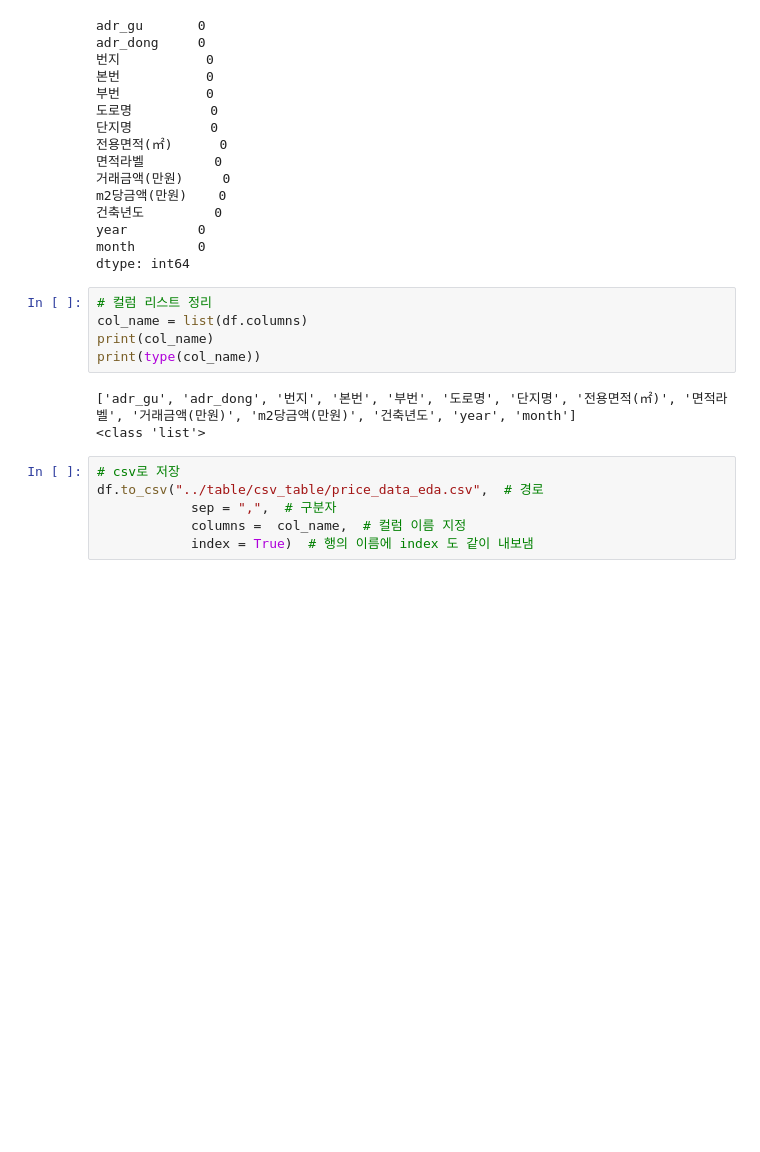
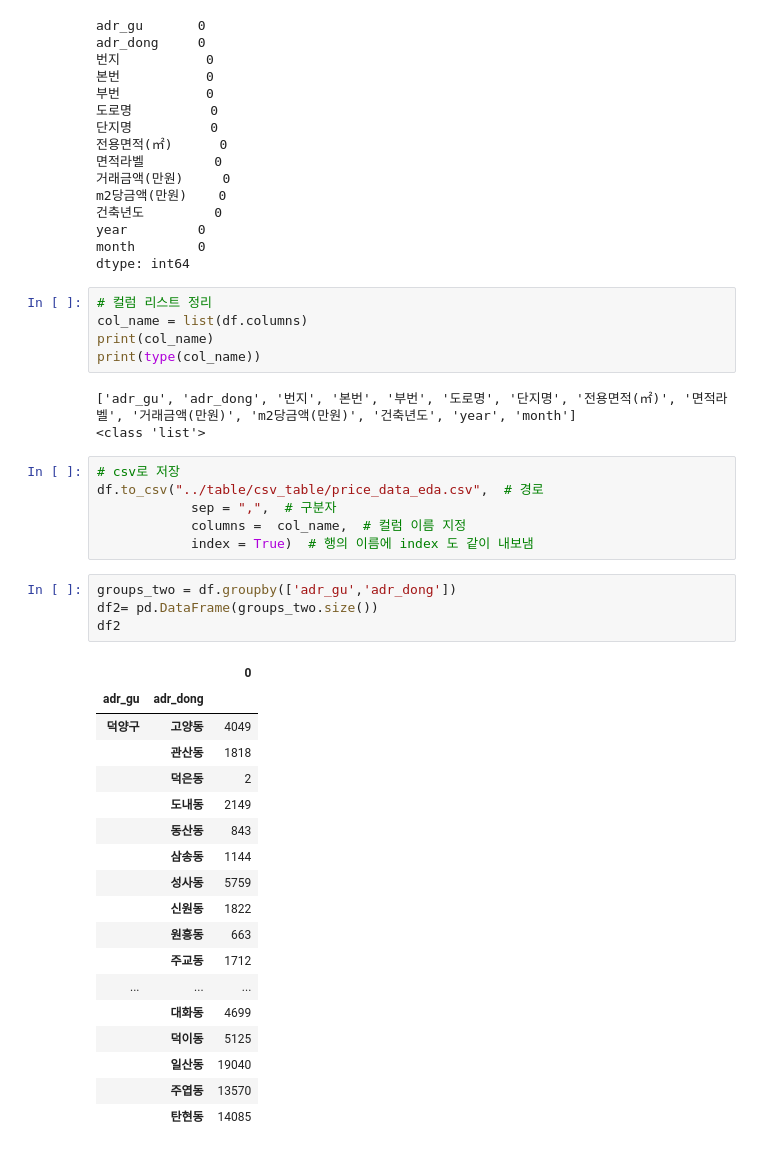
Before and after one commit to ZDRSJ/DA, a Jupyter notebook: EDA_code_file/price_data.ipynb, the cells around one changed output. Cells and saved outputs as stored; diff of their text form; blank space fills up the shorter version.

```diff
--- a/EDA_code_file/price_data.ipynb
+++ b/EDA_code_file/price_data.ipynb
@@ -205,3 +205,26 @@ df.to_csv("../table/csv_table/price_data_eda.csv",  # 경로
             sep = ",",  # 구분자
             columns =  col_name,  # 컬럼 이름 지정
             index = True)  # 행의 이름에 index 도 같이 내보냄
+# %%
+groups_two = df.groupby(['adr_gu','adr_dong'])
+df2= pd.DataFrame(groups_two.size())
+df2
+# %% [output]
+|  |  | 0 |
+| adr_gu | adr_dong |  |
+| 덕양구 | 고양동 | 4049 |
+|  | 관산동 | 1818 |
+|  | 덕은동 | 2 |
+|  | 도내동 | 2149 |
+|  | 동산동 | 843 |
+|  | 삼송동 | 1144 |
+|  | 성사동 | 5759 |
+|  | 신원동 | 1822 |
+|  | 원흥동 | 663 |
+|  | 주교동 | 1712 |
+| ... | ... | ... |
+|  | 대화동 | 4699 |
+|  | 덕이동 | 5125 |
+|  | 일산동 | 19040 |
+|  | 주엽동 | 13570 |
+|  | 탄현동 | 14085 |
```
Also changed, not shown: parts of 1 cell of this notebook.
